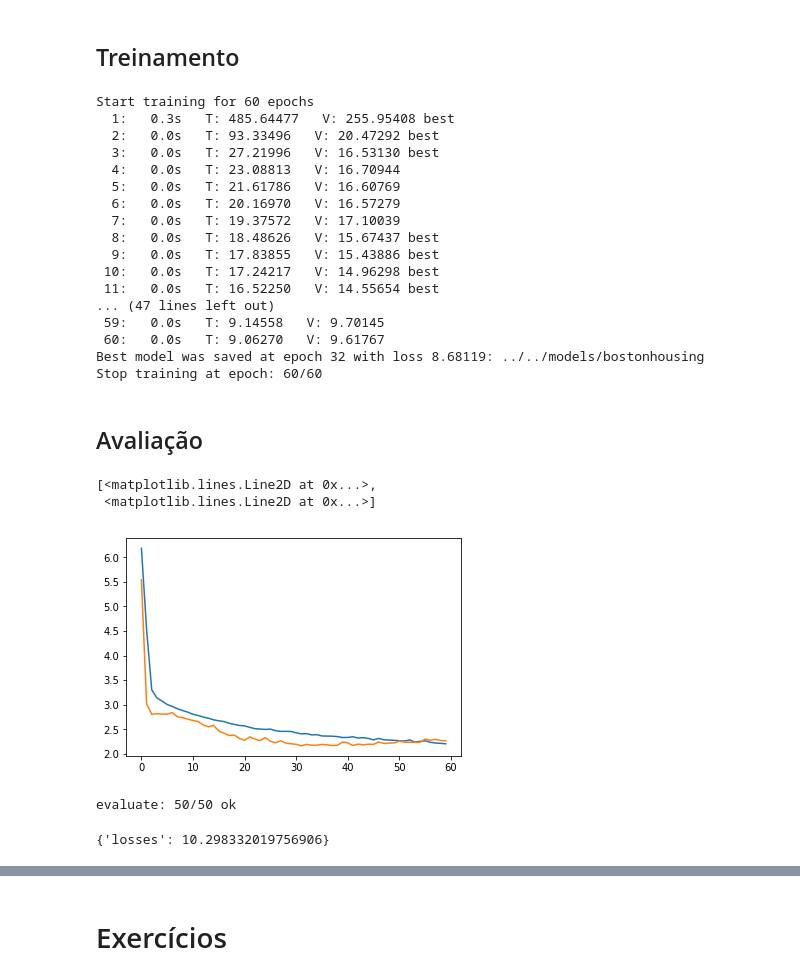
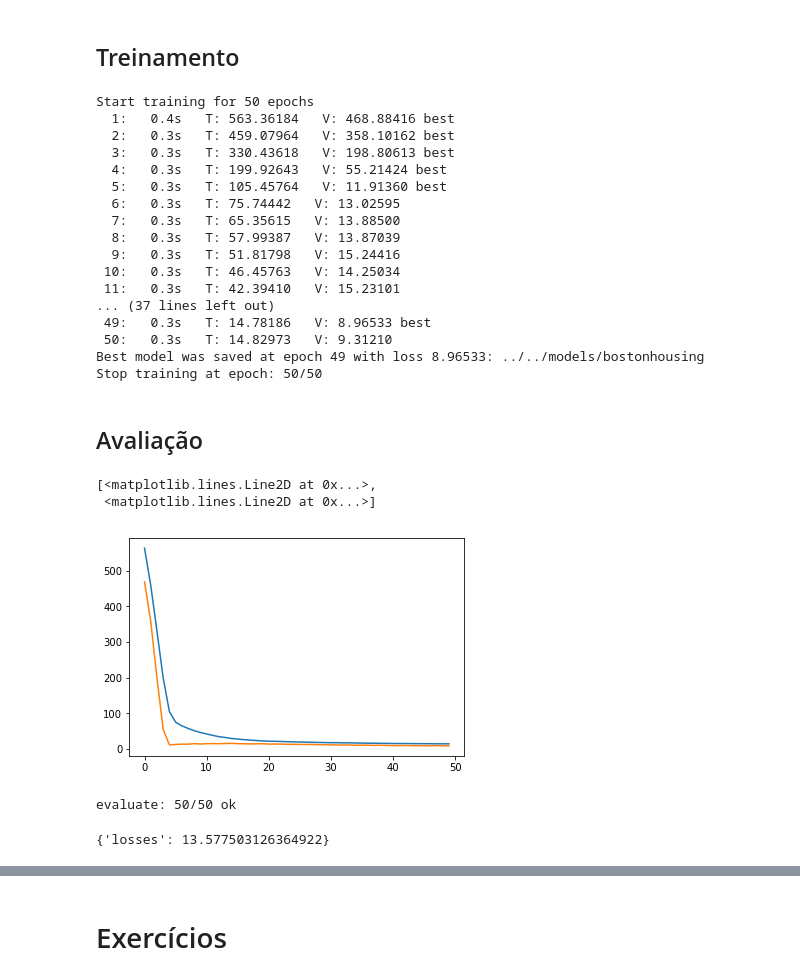
Before and after one commit to robertoalotufo/rnap, a Jupyter notebook: PyTorch/Predict_Boston_House_Prices.ipynb, the cells around one changed output, grey strips where cells are left out. Drawn from its saved outputs; the diff is of its cells as text; code cells hidden in the pictures.

```diff
--- a/PyTorch/Predict_Boston_House_Prices.ipynb
+++ b/PyTorch/Predict_Boston_House_Prices.ipynb
@@ -81,7 +81,8 @@ do método de ótimização, do tamanho do mini-batch, do número de camadas, do
 cada camada, são todas críticas para o sucesso do estimador.
 # %%
 criterion = nn.MSELoss()
-optimizer = torch.optim.SGD(model.parameters(), lr=0.0001, momentum=0.9, nesterov=True)
+#optimizer = torch.optim.SGD(model.parameters(), lr=0.00001, momentum=0.9, nesterov=True)
+optimizer = torch.optim.RMSprop(model.parameters(), lr=0.0005, alpha=0.7)
 savebest = ptt.ModelCheckpoint('../../models/bostonhousing',reset=True, verbose=1)
 
 trainer = ptt.DeepNetTrainer(
@@ -93,34 +94,34 @@ trainer = ptt.DeepNetTrainer(
 # %% [markdown]
 ## Treinamento
 # %%
-trainer.fit(60, x_train, y_train, valid_split=0.2, shuffle=True, batch_size=10)
+trainer.fit(50, x_train, y_train, valid_split=0.2, shuffle=True, batch_size=1)
 # %% [output]
-Start training for 60 epochs
-  1:   0.3s   T: 485.64477   V: 255.95408 best
-  2:   0.0s   T: 93.33496   V: 20.47292 best
-  3:   0.0s   T: 27.21996   V: 16.53130 best
-  4:   0.0s   T: 23.08813   V: 16.70944
-  5:   0.0s   T: 21.61786   V: 16.60769
-  6:   0.0s   T: 20.16970   V: 16.57279
-  7:   0.0s   T: 19.37572   V: 17.10039
-  8:   0.0s   T: 18.48626   V: 15.67437 best
-  9:   0.0s   T: 17.83855   V: 15.43886 best
- 10:   0.0s   T: 17.24217   V: 14.96298 best
- 11:   0.0s   T: 16.52250   V: 14.55654 best
-... (47 lines left out)
- 59:   0.0s   T: 9.14558   V: 9.70145
- 60:   0.0s   T: 9.06270   V: 9.61767
-Best model was saved at epoch 32 with loss 8.68119: ../../models/bostonhousing
-Stop training at epoch: 60/60
+Start training for 50 epochs
+  1:   0.4s   T: 563.36184   V: 468.88416 best
+  2:   0.3s   T: 459.07964   V: 358.10162 best
+  3:   0.3s   T: 330.43618   V: 198.80613 best
+  4:   0.3s   T: 199.92643   V: 55.21424 best
+  5:   0.3s   T: 105.45764   V: 11.91360 best
+  6:   0.3s   T: 75.74442   V: 13.02595
+  7:   0.3s   T: 65.35615   V: 13.88500
+  8:   0.3s   T: 57.99387   V: 13.87039
+  9:   0.3s   T: 51.81798   V: 15.24416
+ 10:   0.3s   T: 46.45763   V: 14.25034
+ 11:   0.3s   T: 42.39410   V: 15.23101
+... (37 lines left out)
+ 49:   0.3s   T: 14.78186   V: 8.96533 best
+ 50:   0.3s   T: 14.82973   V: 9.31210
+Best model was saved at epoch 49 with loss 8.96533: ../../models/bostonhousing
+Stop training at epoch: 50/50
 # %% [markdown]
 ## Avaliação
 # %%
 train_loss = trainer.metrics['train']['losses']
 valid_loss = trainer.metrics['valid']['losses']
 epochs = np.arange(len(train_loss))
-plt.plot(epochs, np.log(train_loss),
-         epochs, np.log(valid_loss))
+plt.plot(epochs, train_loss,
+         epochs, valid_loss)
 # %% [output]
 [<matplotlib.lines.Line2D at 0x...>,
  <matplotlib.lines.Line2D at 0x...>]
-[figure, old version]
+[figure, new version]
@@ -129,8 +130,9 @@ ptt.load_trainer_state('../../models/bostonhousing',trainer.model, trainer.metri
 # %%
-trainer.evaluate(x_train,y_train)
+eval = trainer.evaluate(x_train,y_train)
+eval
 # %% [output]
 evaluate: 50/50 ok
-{'losses': 10.298332019756906}
+{'losses': 13.577503126364922}
 # %%
 train_loss = trainer.metrics['train']['losses']
 valid_loss = trainer.metrics['valid']['losses']
```
Also changed, not shown: parts of 5 cells of this notebook, 1 other file.
